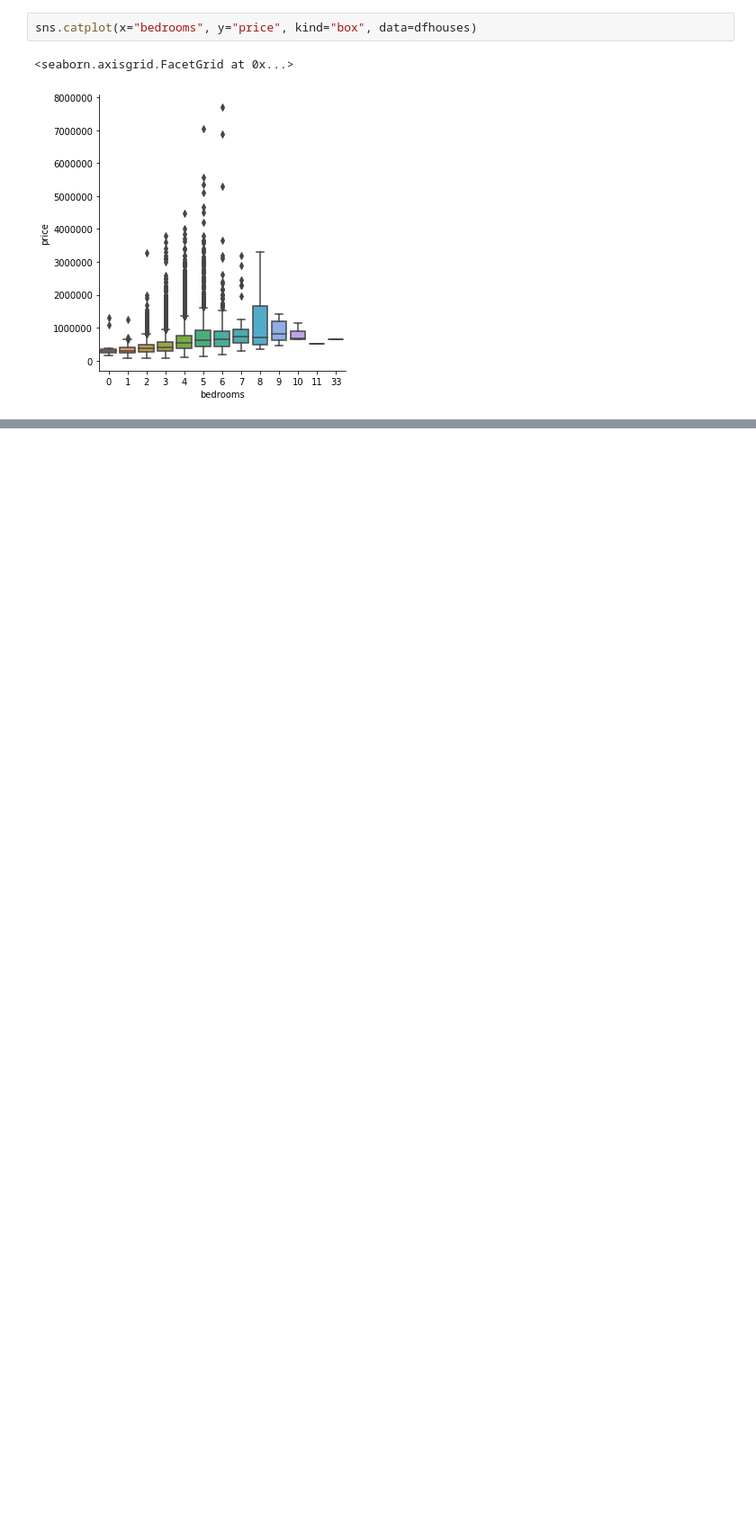
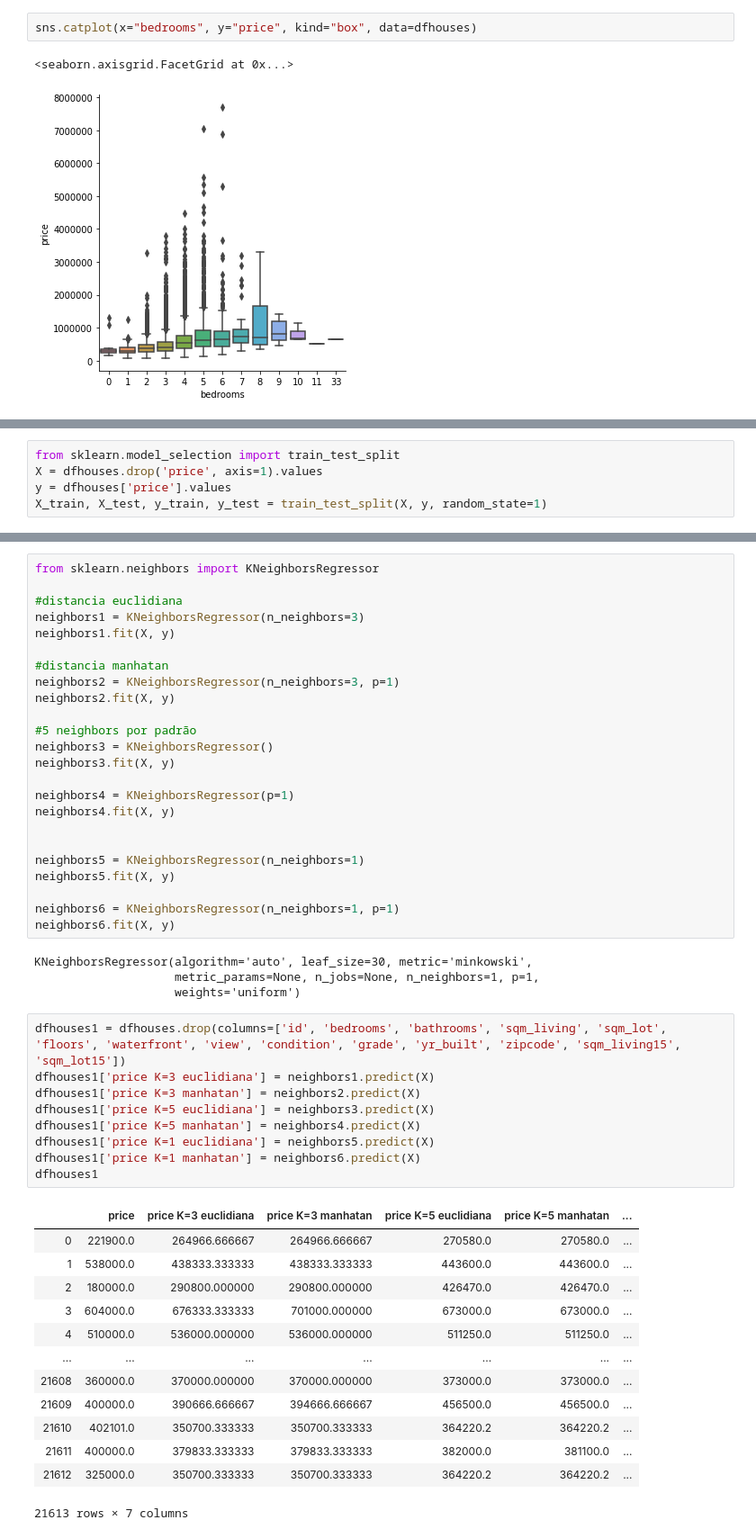
Before and after one commit to Arthurdb1999/CienciadaComputacao, a Jupyter notebook: Data Mining - Python/House Sales/HouseSales.ipynb, the cells around one changed output, grey strips where cells are left out. Shown at 90% size. Saved outputs shown, nothing was run; the diff lists cells and outputs as text; blank space fills up the shorter version.

```diff
--- a/Data Mining - Python/House Sales/HouseSales.ipynb
+++ b/Data Mining - Python/House Sales/HouseSales.ipynb
@@ -158,0 +200,5 @@ sns.catplot(x="bedrooms", y="price", kind="box", data=dfhouses)
+# %%
+from sklearn.model_selection import train_test_split
+X = dfhouses.drop('price', axis=1).values
+y = dfhouses['price'].values
+X_train, X_test, y_train, y_test = train_test_split(X, y, random_state=1)
@@ -158,0 +267,51 @@ sns.catplot(x="bedrooms", y="price", kind="box", data=dfhouses)
+# %%
+from sklearn.neighbors import KNeighborsRegressor
+
+#distancia euclidiana
+neighbors1 = KNeighborsRegressor(n_neighbors=3)
+neighbors1.fit(X, y)
+
+#distancia manhatan
+neighbors2 = KNeighborsRegressor(n_neighbors=3, p=1)
+neighbors2.fit(X, y)
+
+#5 neighbors por padrão
+neighbors3 = KNeighborsRegressor()
+neighbors3.fit(X, y)
+
+neighbors4 = KNeighborsRegressor(p=1)
+neighbors4.fit(X, y)
+
+
+neighbors5 = KNeighborsRegressor(n_neighbors=1)
+neighbors5.fit(X, y)
+
+neighbors6 = KNeighborsRegressor(n_neighbors=1, p=1)
+neighbors6.fit(X, y)
+# %% [output]
+KNeighborsRegressor(algorithm='auto', leaf_size=30, metric='minkowski',
+                    metric_params=None, n_jobs=None, n_neighbors=1, p=1,
+                    weights='uniform')
+# %%
+dfhouses1 = dfhouses.drop(columns=['id', 'bedrooms', 'bathrooms', 'sqm_living', 'sqm_lot', 'floors', 'waterfront', 'view', 'condition', 'grade', 'yr_built', 'zipcode', 'sqm_living15', 'sqm_lot15'])
+dfhouses1['price K=3 euclidiana'] = neighbors1.predict(X)
+dfhouses1['price K=3 manhatan'] = neighbors2.predict(X)
+dfhouses1['price K=5 euclidiana'] = neighbors3.predict(X)
+dfhouses1['price K=5 manhatan'] = neighbors4.predict(X)
+dfhouses1['price K=1 euclidiana'] = neighbors5.predict(X)
+dfhouses1['price K=1 manhatan'] = neighbors6.predict(X)
+dfhouses1
+# %% [output]
+|  | price | price K=3 euclidiana | price K=3 manhatan | price K=5 euclidiana | price K=5 manhatan | ... |
+| 0 | 221900.0 | 264966.666667 | 264966.666667 | 270580.0 | 270580.0 | ... |
+| 1 | 538000.0 | 438333.333333 | 438333.333333 | 443600.0 | 443600.0 | ... |
+| 2 | 180000.0 | 290800.000000 | 290800.000000 | 426470.0 | 426470.0 | ... |
+| 3 | 604000.0 | 676333.333333 | 701000.000000 | 673000.0 | 673000.0 | ... |
+| 4 | 510000.0 | 536000.000000 | 536000.000000 | 511250.0 | 511250.0 | ... |
+| ... | ... | ... | ... | ... | ... | ... |
+| 21608 | 360000.0 | 370000.000000 | 370000.000000 | 373000.0 | 373000.0 | ... |
+| 21609 | 400000.0 | 390666.666667 | 394666.666667 | 456500.0 | 456500.0 | ... |
+| 21610 | 402101.0 | 350700.333333 | 350700.333333 | 364220.2 | 364220.2 | ... |
+| 21611 | 400000.0 | 379833.333333 | 379833.333333 | 382000.0 | 381100.0 | ... |
+| 21612 | 325000.0 | 350700.333333 | 350700.333333 | 364220.2 | 364220.2 | ... |
+21613 rows × 7 columns
```
Also changed, not shown: parts of 9 cells of this notebook.
